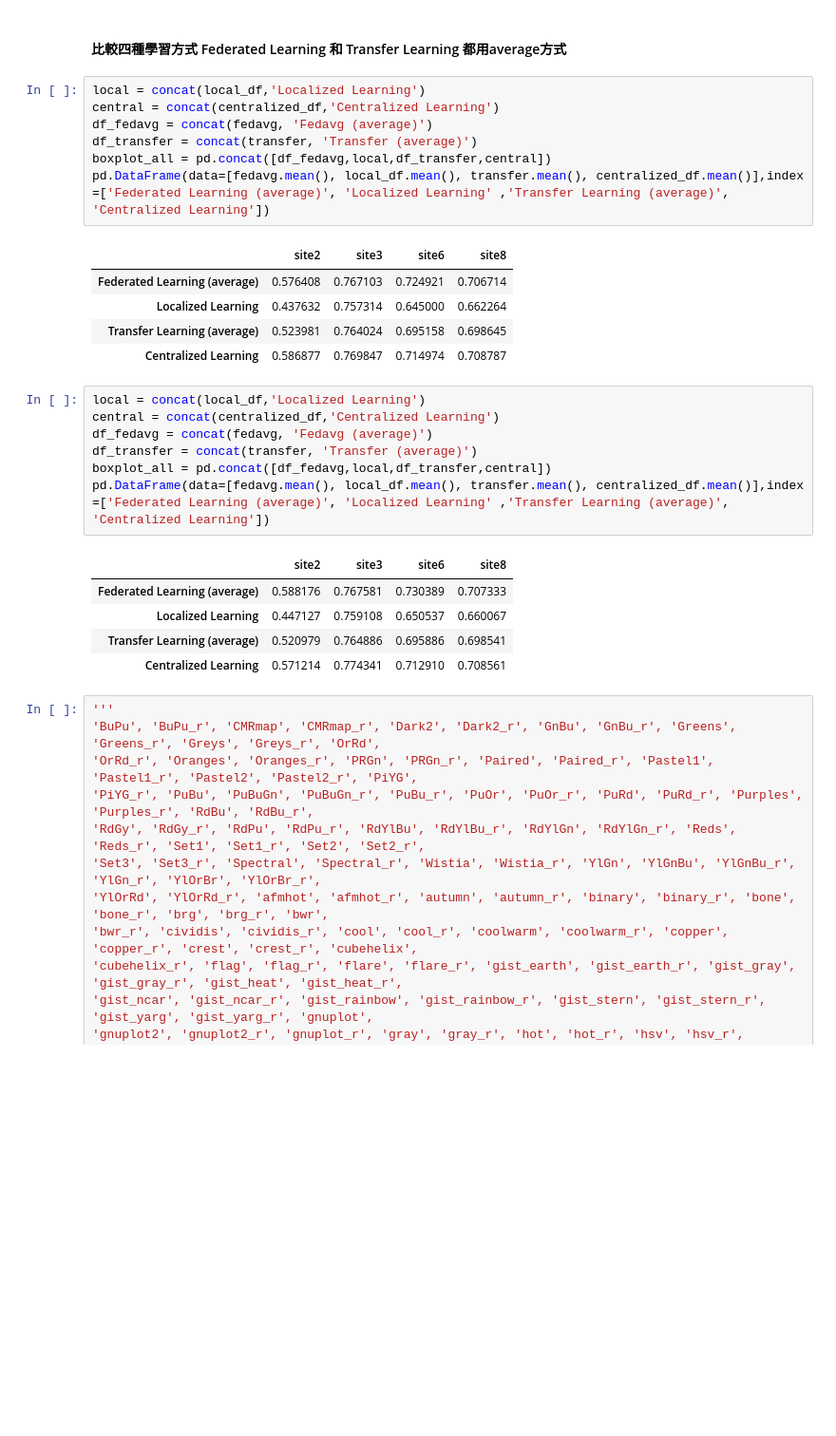
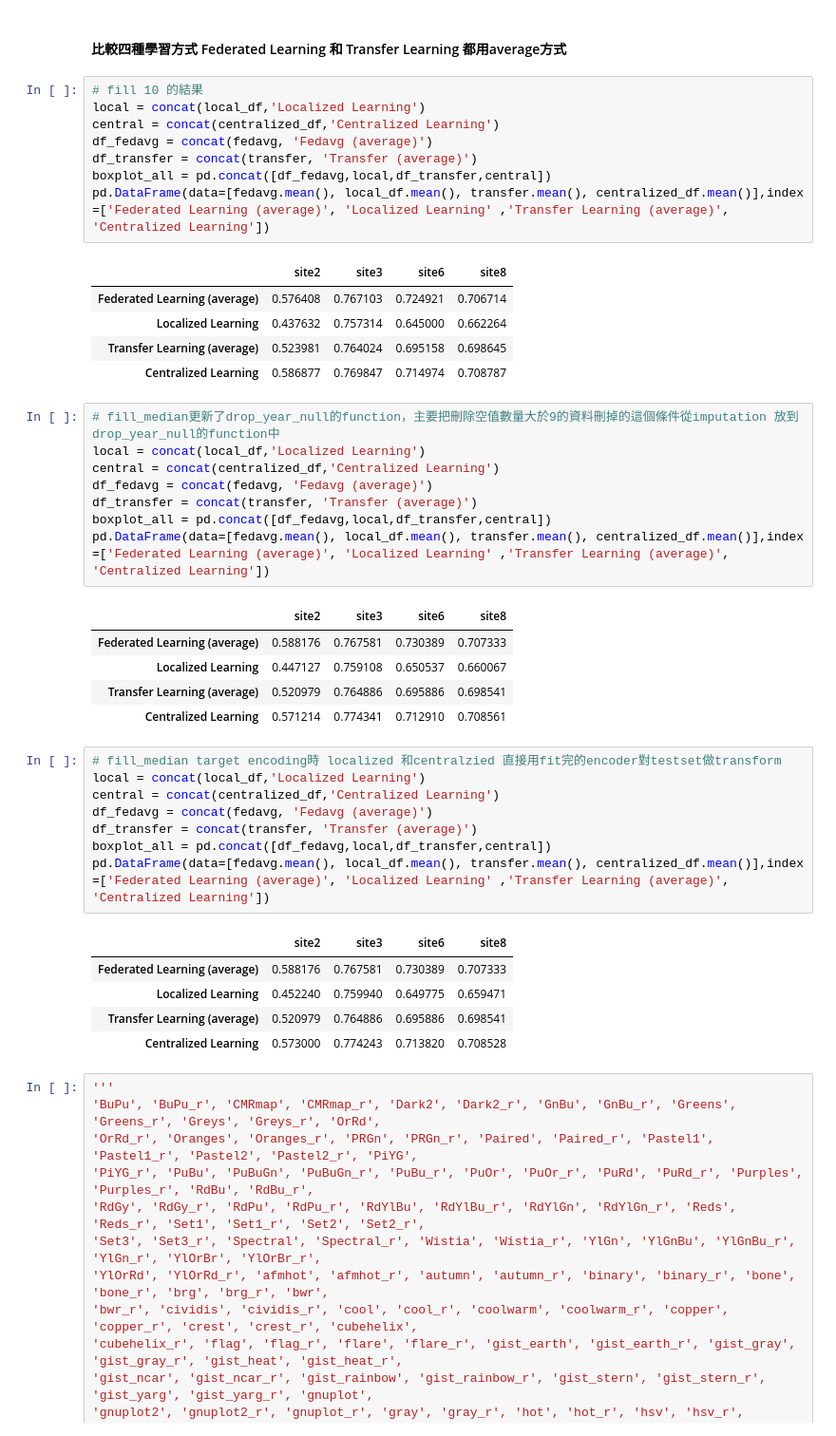
Before and after one commit to qqq951009/Federated_Learning, a Jupyter notebook: seerdb/data_visualization.ipynb, the cells around one changed output. Shown at 95% size. Drawn from its saved outputs; the diff is of its cells as text; blank space fills up the shorter version.

```diff
--- a/seerdb/data_visualization.ipynb
+++ b/seerdb/data_visualization.ipynb
@@ -67,6 +67,7 @@ Text(0.5, 0, 'Site')
 # %% [markdown]
 #### 比較四種學習方式 Federated Learning 和 Transfer Learning 都用average方式
 # %%
+# fill 10 的結果
 local = concat(local_df,'Localized Learning')
 central = concat(centralized_df,'Centralized Learning')
 df_fedavg = concat(fedavg, 'Fedavg (average)')
@@ -80,6 +81,7 @@ pd.DataFrame(data=[fedavg.mean(), local_df.mean(), transfer.mean(), centralized_
 | Transfer Learning (average) | 0.523981 | 0.764024 | 0.695158 | 0.698645 |
 | Centralized Learning | 0.586877 | 0.769847 | 0.714974 | 0.708787 |
 # %%
+# fill_median更新了drop_year_null的function，主要把刪除空值數量大於9的資料刪掉的這個條件從imputation 放到drop_year_null的function中
 local = concat(local_df,'Localized Learning')
 central = concat(centralized_df,'Centralized Learning')
 df_fedavg = concat(fedavg, 'Fedavg (average)')
@@ -92,6 +94,20 @@ pd.DataFrame(data=[fedavg.mean(), local_df.mean(), transfer.mean(), centralized_
 | Localized Learning | 0.447127 | 0.759108 | 0.650537 | 0.660067 |
 | Transfer Learning (average) | 0.520979 | 0.764886 | 0.695886 | 0.698541 |
 | Centralized Learning | 0.571214 | 0.774341 | 0.712910 | 0.708561 |
+# %%
+# fill_median target encoding時 localized 和centralzied 直接用fit完的encoder對testset做transform
+local = concat(local_df,'Localized Learning')
+central = concat(centralized_df,'Centralized Learning')
+df_fedavg = concat(fedavg, 'Fedavg (average)')
+df_transfer = concat(transfer, 'Transfer (average)')
+boxplot_all = pd.concat([df_fedavg,local,df_transfer,central])
+pd.DataFrame(data=[fedavg.mean(), local_df.mean(), transfer.mean(), centralized_df.mean()],index =['Federated Learning (average)', 'Localized Learning' ,'Transfer Learning (average)', 'Centralized Learning'])
+# %% [output]
+|  | site2 | site3 | site6 | site8 |
+| Federated Learning (average) | 0.588176 | 0.767581 | 0.730389 | 0.707333 |
+| Localized Learning | 0.452240 | 0.759940 | 0.649775 | 0.659471 |
+| Transfer Learning (average) | 0.520979 | 0.764886 | 0.695886 | 0.698541 |
+| Centralized Learning | 0.573000 | 0.774243 | 0.713820 | 0.708528 |
 # %%
 '''
 'BuPu', 'BuPu_r', 'CMRmap', 'CMRmap_r', 'Dark2', 'Dark2_r', 'GnBu', 'GnBu_r', 'Greens', 'Greens_r', 'Greys', 'Greys_r', 'OrRd',
```
Also changed, not shown: parts of 1 cell of this notebook, 15 other files.
